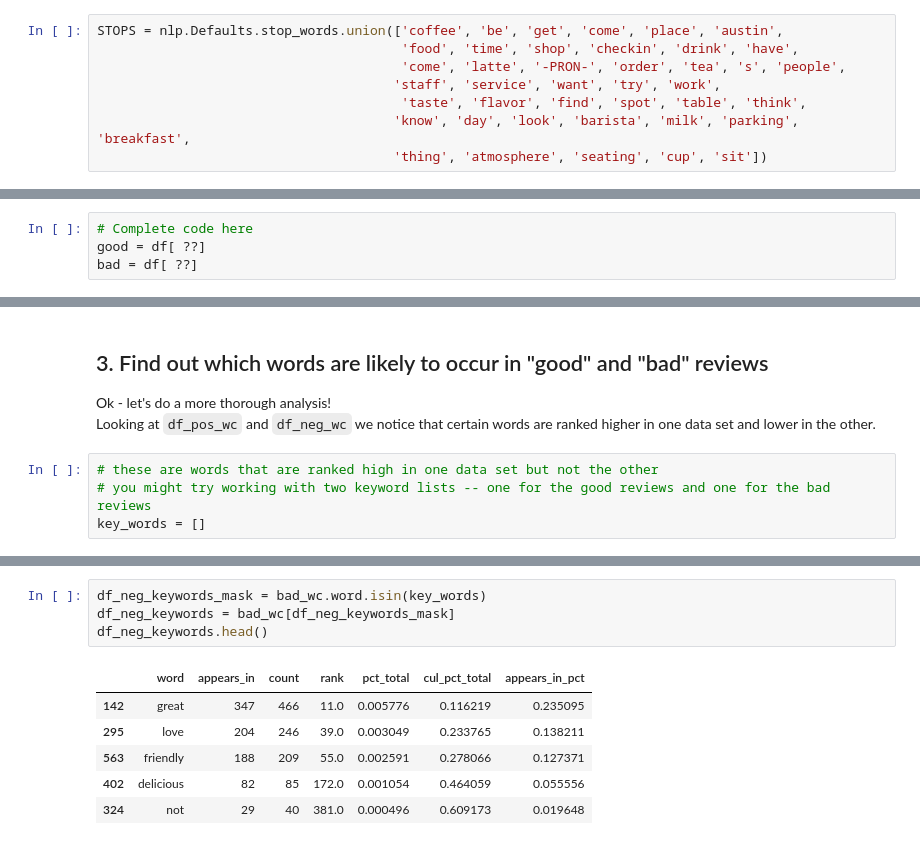
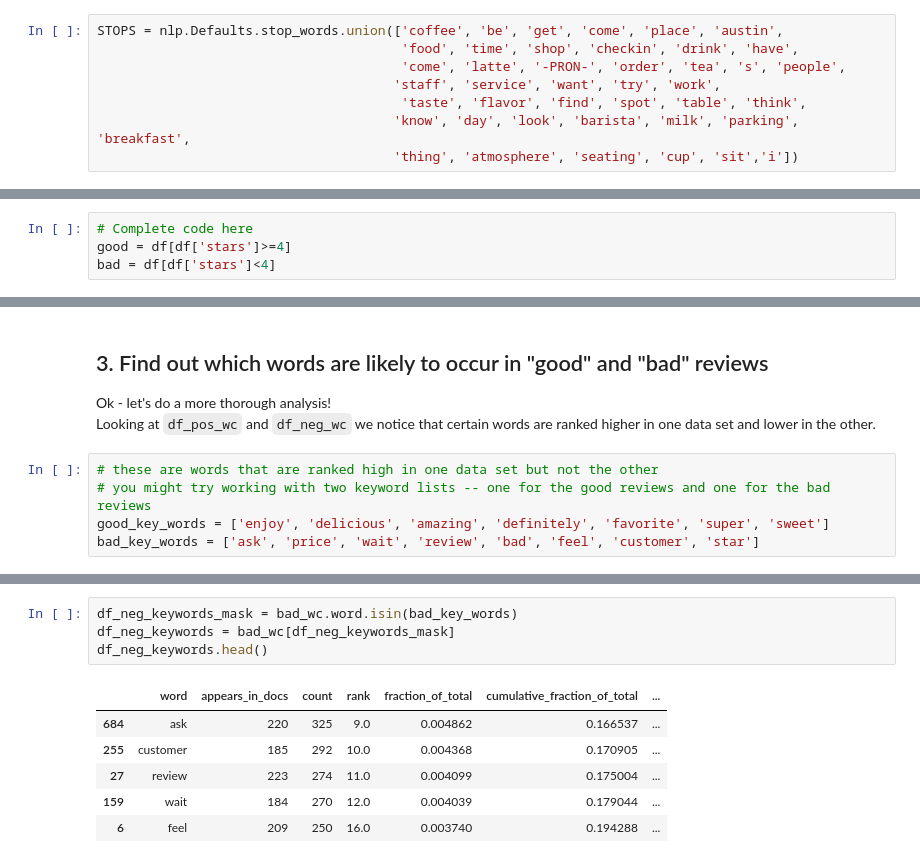
Before and after one commit to sikoh/Natural-Language-Processing, a Jupyter notebook: Text-Data/DS_Text_Data_Homework.ipynb, the cells around one changed output, grey strips where cells are left out. Saved outputs shown, nothing was run; the diff lists cells and outputs as text.

```diff
--- a/Text-Data/DS_Text_Data_Homework.ipynb
+++ b/Text-Data/DS_Text_Data_Homework.ipynb
@@ -425,7 +425,7 @@ STOPS = nlp.Defaults.stop_words.union(['coffee', 'be', 'get', 'come', 'place', '
                                       'staff', 'service', 'want', 'try', 'work',
                                        'taste', 'flavor', 'find', 'spot', 'table', 'think',
                                       'know', 'day', 'look', 'barista', 'milk', 'parking', 'breakfast',
-                                      'thing', 'atmosphere', 'seating', 'cup', 'sit'])
+                                      'thing', 'atmosphere', 'seating', 'cup', 'sit','i'])
 # %% [markdown]
 ## Remove stop word, punctuation and whitespace from each token
 # %%
@@ -558,8 +552,8 @@ good: ratings 4 and 5 <br>
 bad: ratings <4
 # %%
 # Complete code here
-good = df[ ??]
-bad = df[ ??]
+good = df[df['stars']>=4]
+bad = df[df['stars']<4]
 # %%
 # make sure that all reviews are accounted for in one of the two groups
 assert df.shape[0] == good.shape[0] + bad.shape[0]
@@ -636,7 +630,8 @@ Looking at `df_pos_wc` and `df_neg_wc` we notice that certain words are ranked h
 # %%
 # these are words that are ranked high in one data set but not the other
 # you might try working with two keyword lists -- one for the good reviews and one for the bad reviews
-key_words = []
+good_key_words = ['enjoy', 'delicious', 'amazing', 'definitely', 'favorite', 'super', 'sweet']
+bad_key_words = ['ask', 'price', 'wait', 'review', 'bad', 'feel', 'customer', 'star']
 # %%
 good_wc.head()
 # %% [output]
@@ -660,14 +655,14 @@ df_pos_keywords.head()
 # %%
-df_neg_keywords_mask = bad_wc.word.isin(key_words)
+df_neg_keywords_mask = bad_wc.word.isin(bad_key_words)
 df_neg_keywords = bad_wc[df_neg_keywords_mask]
 df_neg_keywords.head()
 # %% [output]
-|  | word | appears_in | count | rank | pct_total | cul_pct_total | appears_in_pct |
-| 142 | great | 347 | 466 | 11.0 | 0.005776 | 0.116219 | 0.235095 |
-| 295 | love | 204 | 246 | 39.0 | 0.003049 | 0.233765 | 0.138211 |
-| 563 | friendly | 188 | 209 | 55.0 | 0.002591 | 0.278066 | 0.127371 |
-| 402 | delicious | 82 | 85 | 172.0 | 0.001054 | 0.464059 | 0.055556 |
-| 324 | not | 29 | 40 | 381.0 | 0.000496 | 0.609173 | 0.019648 |
+|  | word | appears_in_docs | count | rank | fraction_of_total | cumulative_fraction_of_total | ... |
+| 684 | ask | 220 | 325 | 9.0 | 0.004862 | 0.166537 | ... |
+| 255 | customer | 185 | 292 | 10.0 | 0.004368 | 0.170905 | ... |
+| 27 | review | 223 | 274 | 11.0 | 0.004099 | 0.175004 | ... |
+| 159 | wait | 184 | 270 | 12.0 | 0.004039 | 0.179044 | ... |
+| 6 | feel | 209 | 250 | 16.0 | 0.003740 | 0.194288 | ... |
 # %%
 import seaborn as sns
 
```
Also changed, not shown: parts of 14 cells of this notebook.
